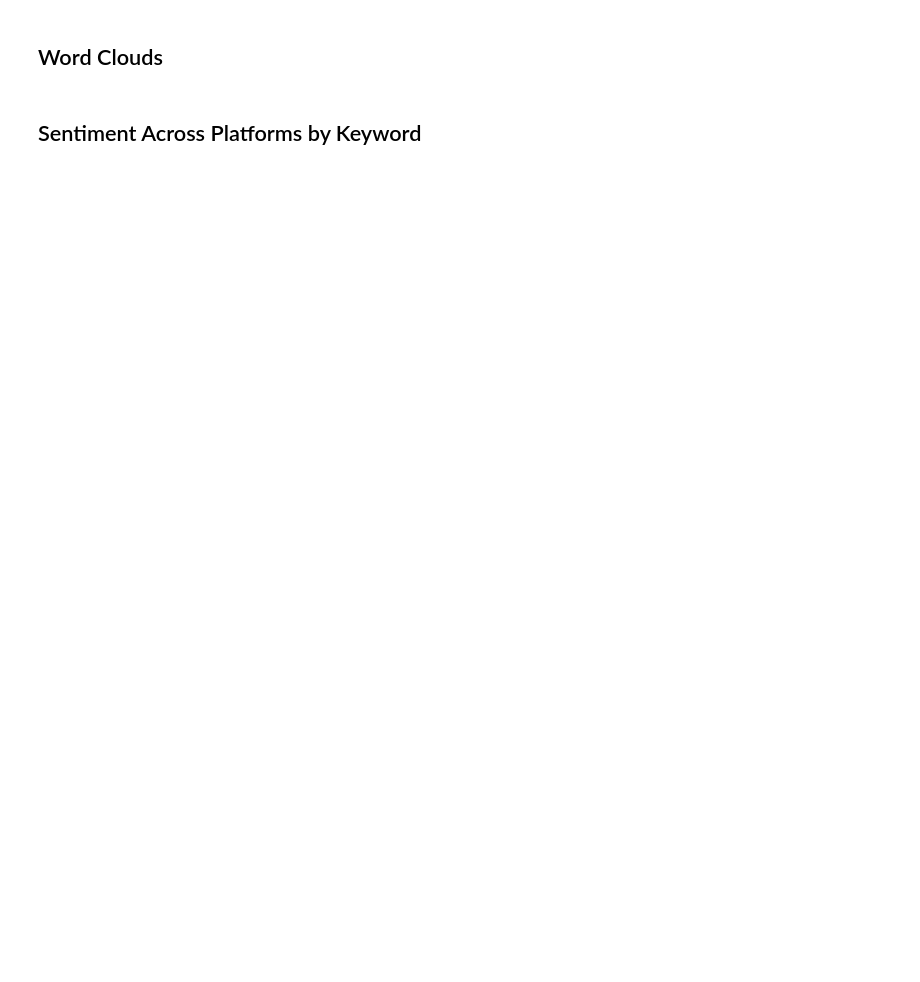
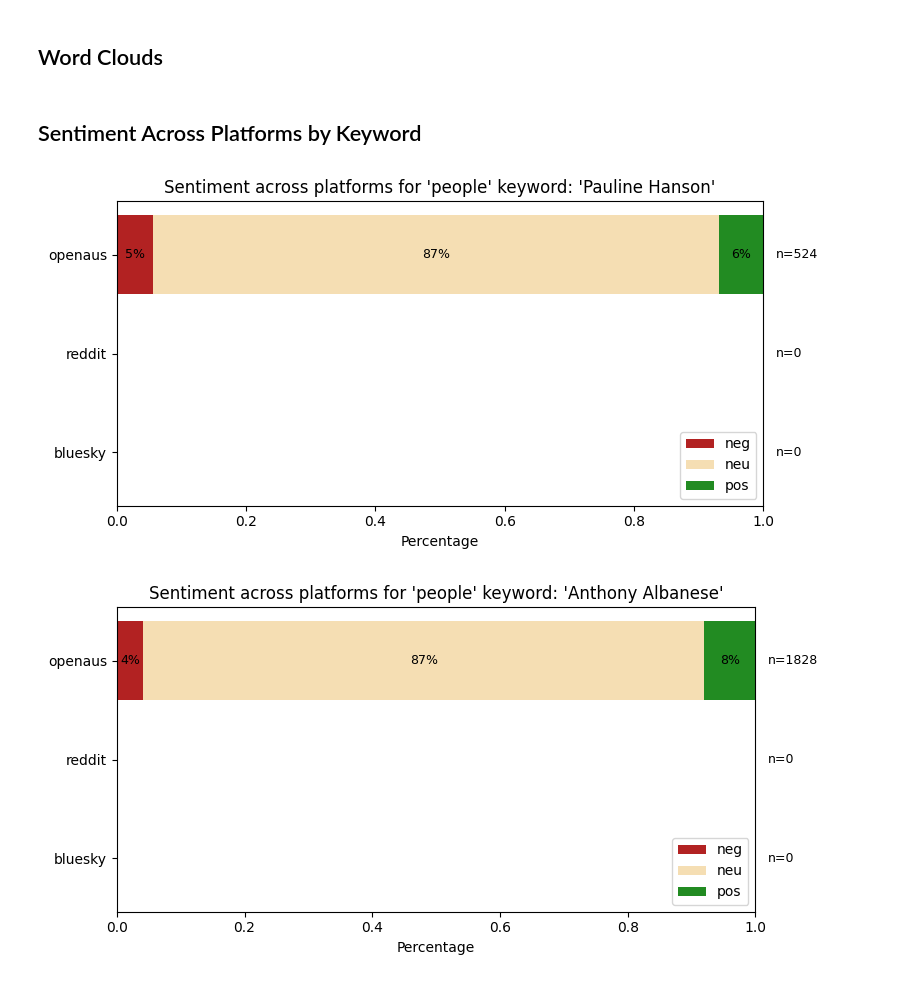
Before and after one commit to I-ueRya-n/CLOUD-NATIVE-REAL-TIME-BIG-DATA-PIPELINE-ANALYTICS, a Jupyter notebook: examples/sample.ipynb, the cells around one changed output. Cells and saved outputs as stored; diff of their text form; code cells hidden in the pictures; blank space fills up the shorter version.

```diff
--- a/examples/sample.ipynb
+++ b/examples/sample.ipynb
@@ -169,31 +172,34 @@ def plot_sentiment_across_platforms(fission_url, keyword_list, keyword_type, res
             ax.barh(y, sentiment_data[:, i], color=colors[i], label=sentiment_key, left=left)
             left += sentiment_data[:, i]
 
         ax.set_yticks(y)
         ax.set_yticklabels(platforms)
         ax.set_xlabel("Percentage")
         ax.set_xlim(0, 1)
         ax.set_title(f"Sentiment across platforms for '{keyword_type}' keyword: '{keyword}'")
         ax.legend(loc="lower right")
 
         # percentage labels and counts
         for i in range(len(platforms)):
             xpos = 0
             for j in range(len(sentiment_keys)):
                 width = sentiment_data[i, j]
                 # only if theres data
                 if width > 0:
                     ax.text(xpos + width/2, i, f"{int(width*100)}%", va='center', ha='center', color="black", fontsize=9)
                 xpos += width
             ax.text(1.02, i, f"n={counts[i]}", va='center', ha='left', fontsize=9)
 
         plt.tight_layout()
         plt.show()
     return results
 
 results = plot_sentiment_across_platforms(
     fission_url=fission,
     keyword_list=["Pauline Hanson", "Anthony Albanese"],
     keyword_type="people",
-    results=results
+    results=None
 )
+# %% [output]
+[figure, added]
+[figure, added]
```
Also changed, not shown: parts of 3 cells of this notebook.
